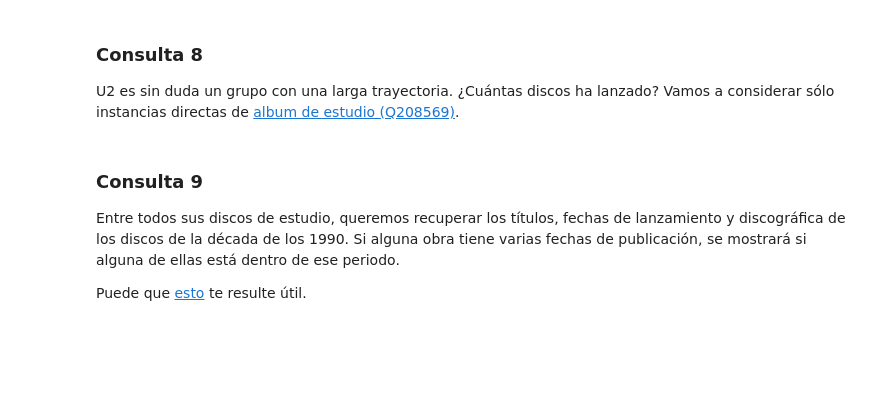
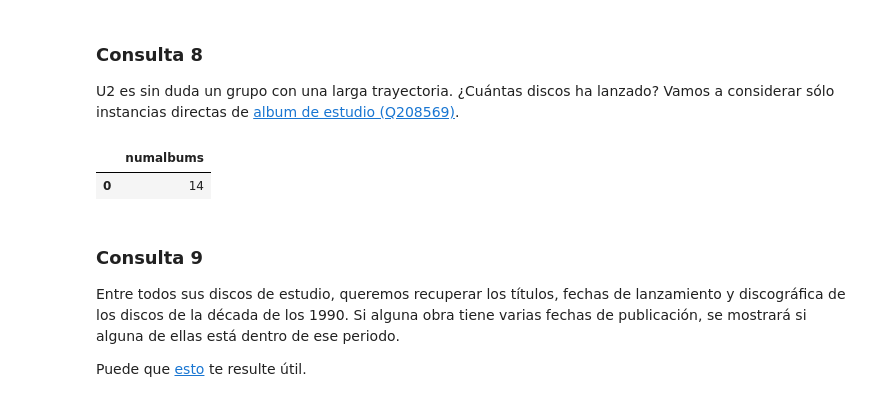
Before and after one commit to ALK222/IA2, a Jupyter notebook: labs/lab1/P1_sparql_enunciado_2023_GII.ipynb, the cells around one changed output. Cells and saved outputs as stored; diff of their text form; code cells hidden in the pictures; blank space fills up the shorter version.

```diff
--- a/labs/lab1/P1_sparql_enunciado_2023_GII.ipynb
+++ b/labs/lab1/P1_sparql_enunciado_2023_GII.ipynb
@@ -257,6 +260,20 @@ WHERE
 ### Consulta 8
 
 U2 es sin duda un grupo con una larga trayectoria. ¿Cuántas discos ha lanzado? Vamos a considerar sólo instancias directas de [album de estudio (Q208569)](https://www.wikidata.org/wiki/Q208569).
+# %%
+%%wdsparql
+SELECT (COUNT(?album) AS ?numalbums)
+
+WHERE
+{
+#   ?album performer U2
+    ?album wdt:P7937 wd:Q208569;
+           wdt:P175 wd:Q396.
+    SERVICE wikibase:label{bd:serviceParam wikibase:language "en".}
+}
+# %% [output]
+|  | numalbums |
+| 0 | 14 |
 # %% [markdown]
 ### Consulta 9
 
```
Also changed, not shown: parts of 2 cells of this notebook.
